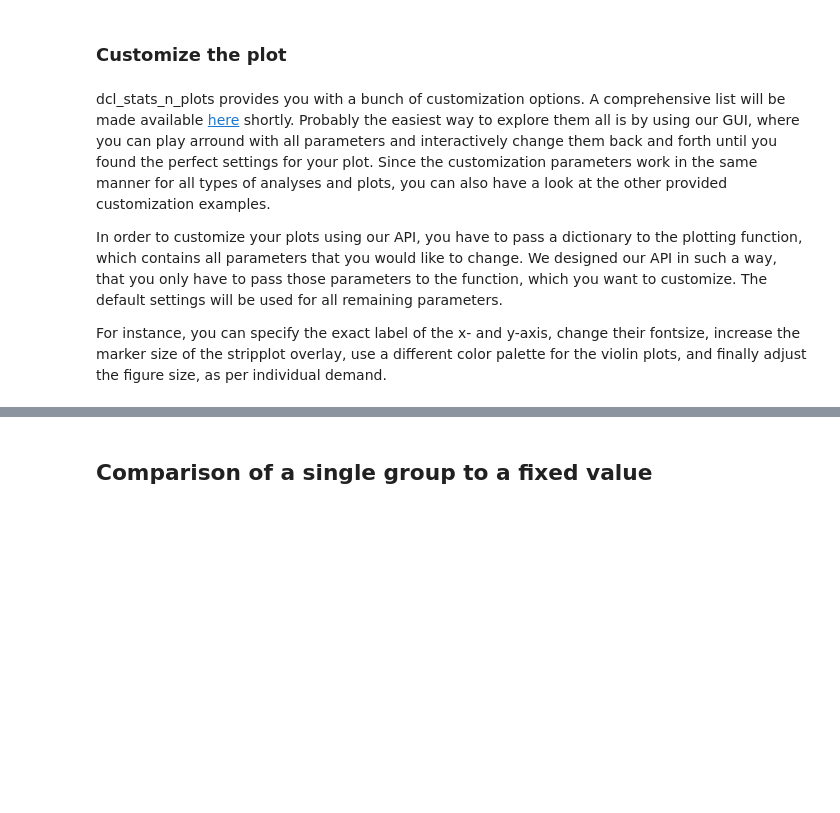
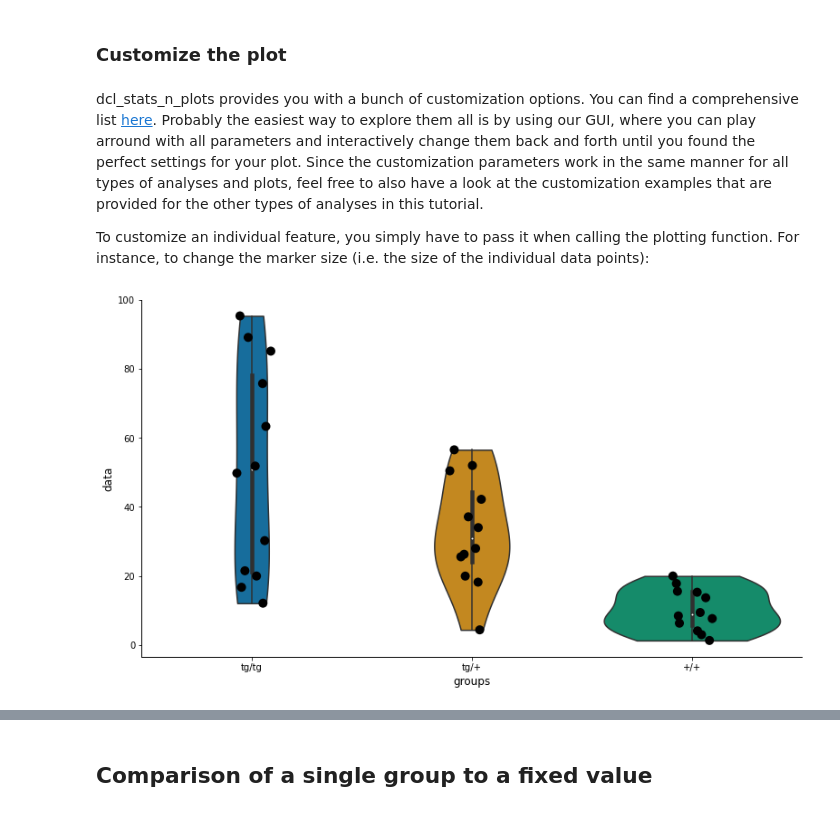
Before and after one commit to Defense-Circuits-Lab/stats_n_plots, a Jupyter notebook: 03_api_tutorial.ipynb, the cells around one changed output, grey strips where cells are left out. Cells and saved outputs as stored; diff of their text form; code cells hidden in the pictures; blank space fills up the shorter version.

Commit message:
update api-tutorial and plots

```diff
--- a/03_api_tutorial.ipynb
+++ b/03_api_tutorial.ipynb
@@ -99,8 +118,10 @@ plots.plot_independent_samples(df, plot_type = 'violinplot with stripplot overla
 # %% [markdown]
 ### Customize the plot
 # %% [markdown]
-dcl_stats_n_plots provides you with a bunch of customization options. A comprehensive list will be made available [here](https://dsegebarth.github.io/dcl_stats_n_plots/plots.html) shortly. Probably the easiest way to explore them all is by using our GUI, where you can play arround with all parameters and interactively change them back and forth until you found the perfect settings for your plot. Since the customization parameters work in the same manner for all types of analyses and plots, you can also have a look at the other provided customization examples.
+dcl_stats_n_plots provides you with a bunch of customization options. You can find a comprehensive list [here](https://dsegebarth.github.io/dcl_stats_n_plots/plots.html). Probably the easiest way to explore them all is by using our GUI, where you can play arround with all parameters and interactively change them back and forth until you found the perfect settings for your plot. Since the customization parameters work in the same manner for all types of analyses and plots, feel free to also have a look at the customization examples that are provided for the other types of analyses in this tutorial.
 
-In order to customize your plots using our API, you have to pass a dictionary to the plotting function, which contains all parameters that you would like to change. We designed our API in such a way, that you only have to pass those parameters to the function, which you want to customize. The default settings will be used for all remaining parameters.
-
-For instance, you can specify the exact label of the x- and y-axis, change their fontsize, increase the marker size of the stripplot overlay, use a different color palette for the violin plots, and finally adjust the figure size, as per individual demand.
+To customize an individual feature, you simply have to pass it when calling the plotting function. For instance, to change the marker size (i.e. the size of the individual data points):
+# %%
+plots.plot_independent_samples(df, plot_type = 'violinplot with stripplot overlay', marker_size=10)
+# %% [output]
+[figure, added]
```
Also changed, not shown: parts of 19 cells of this notebook, 5 other files.
